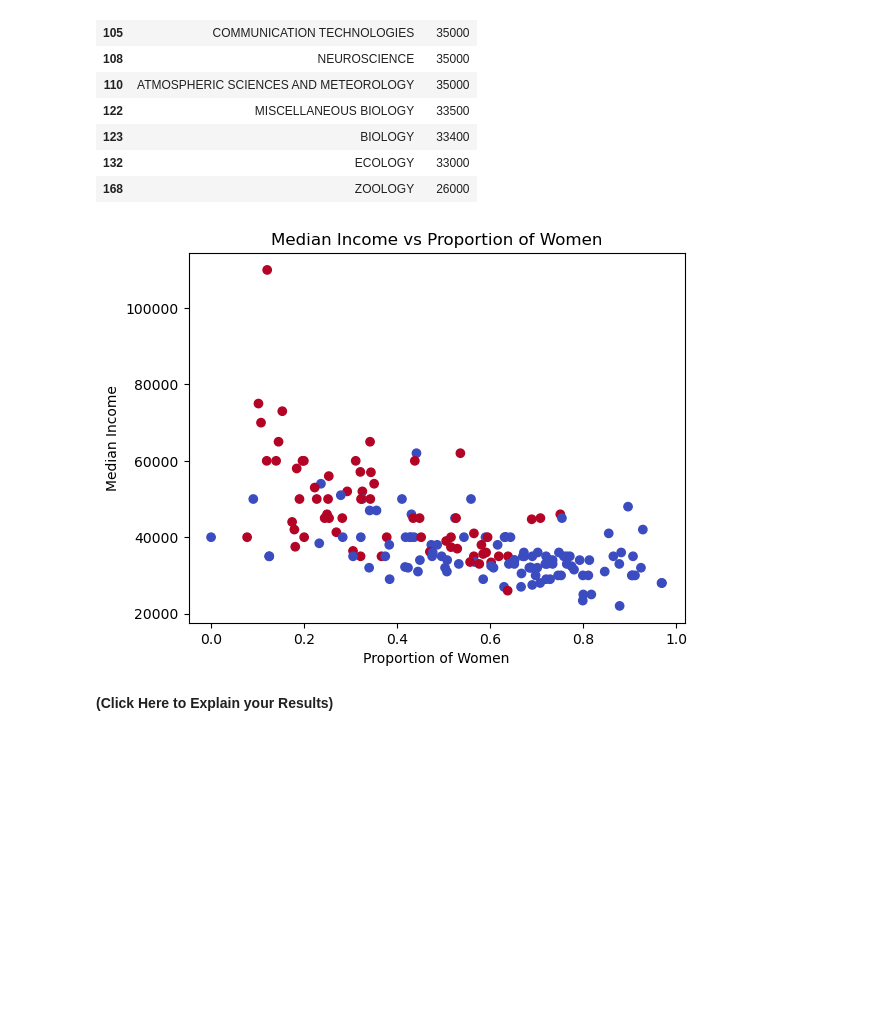
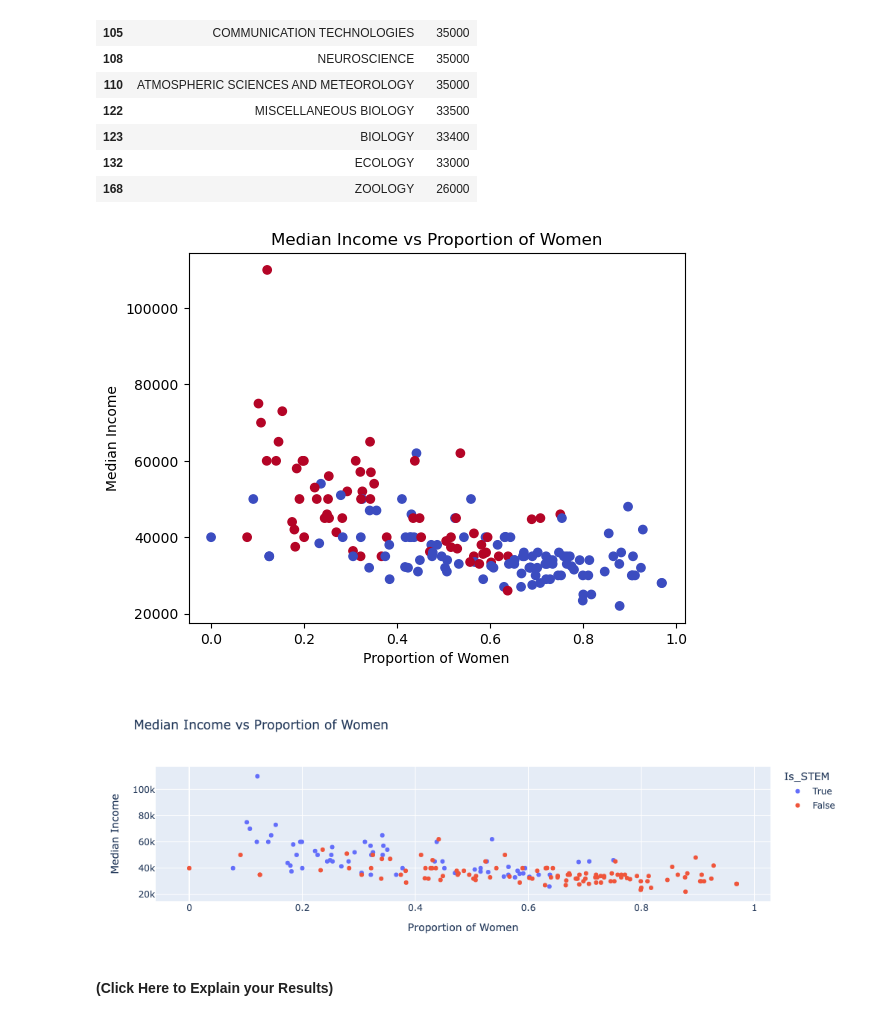
Before and after one commit to julianweber7/Day7, a Jupyter notebook: Day7-HW.ipynb, the cells around one changed output. Cells and saved outputs as stored; diff of their text form; code cells hidden in the pictures; blank space fills up the shorter version.

```diff
--- a/Day7-HW.ipynb
+++ b/Day7-HW.ipynb
@@ -358,14 +380,22 @@ low_salary_stem_majors[['Major', 'Median']]
 | 123 | BIOLOGY | 33400 |
 | 132 | ECOLOGY | 33000 |
 | 168 | ZOOLOGY | 26000 |
+# %%
+plt.scatter(DF_raw['ShareWomen'], DF_raw['Median'], c=DF_raw['Is_STEM'], cmap='coolwarm')
+plt.title('Median Income vs Proportion of Women')
+plt.xlabel('Proportion of Women')
+plt.ylabel('Median Income')
+plt.show()
+# %% [output]
+[figure, added]
 # %%
-plt.scatter(DF_raw['ShareWomen'], DF_raw['Median'], c=DF_raw['Is_STEM'], cmap='coolwarm')
-plt.title('Median Income vs Proportion of Women')
-plt.xlabel('Proportion of Women')
-plt.ylabel('Median Income')
-plt.show()
+fig = px.scatter(DF_raw, x='ShareWomen', y='Median', color='Is_STEM',
+                 title='Median Income vs Proportion of Women',
+                 labels={'ShareWomen': 'Proportion of Women', 'Median': 'Median Income'})
+
+fig.show()
 # %% [output]
-[figure, old version]
+[figure, new version]
 # %% [markdown]
 **(Click Here to Explain your Results)**
 # %% [markdown]
```
Also changed, not shown: parts of 1 cell of this notebook.
